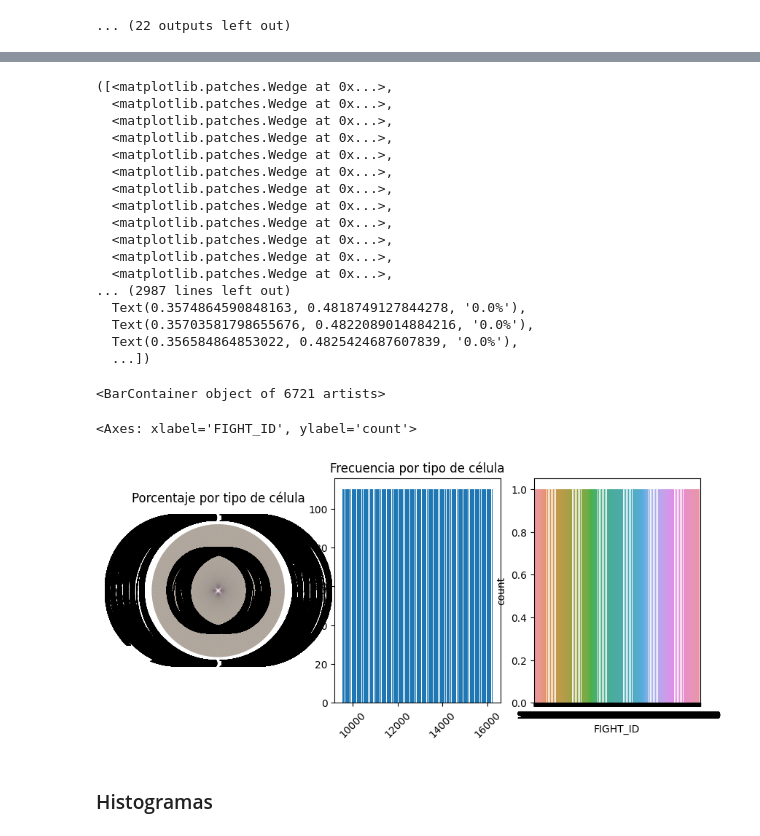
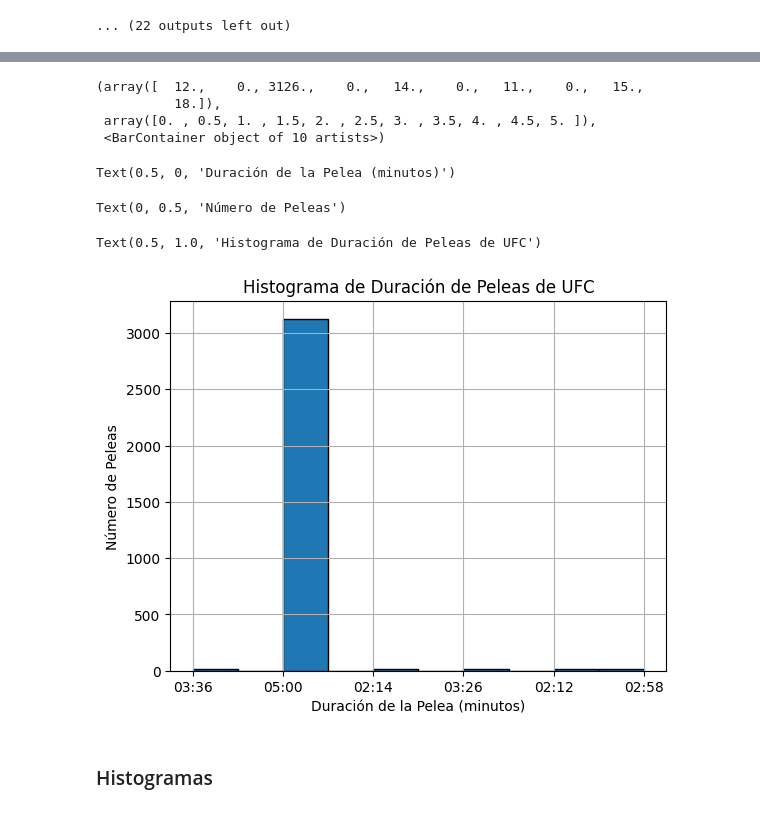
Before and after one commit to YaotecatlMtz/analisisUFC, a Jupyter notebook: proyecto_test.ipynb, the cells around one changed output, grey strips where cells are left out. Drawn from its saved outputs; the diff is of its cells as text; code cells hidden in the pictures.

```diff
--- a/proyecto_test.ipynb
+++ b/proyecto_test.ipynb
@@ -250,38 +274,23 @@ freq.index, freq.values
  array([1, 1, 1, ..., 1, 1, 1], dtype=int64))
-# %%
-#la maestra dijo que de esta forma no, porque son muchas columnas
-fig,ax = plt.subplots(1,3,figsize=(10,4))
-
-ax[0].pie(prop_cel, labels=prop_cel.index, autopct='%.1f%%')
-ax[0].title.set_text('Porcentaje por tipo de célula')
-ax[1].bar(freq.index,height=110)
-ax[1].title.set_text('Frecuencia por tipo de célula')
-sns.countplot(data=df, x ="FIGHT_ID",ax=ax[2])
-ax[0].tick_params(axis='x', rotation=45)
-ax[1].tick_params(axis='x', rotation=45)
-# displaying chart
-plt.show()
-# %% [output]
-([<matplotlib.patches.Wedge at 0x...>,
-  <matplotlib.patches.Wedge at 0x...>,
-  <matplotlib.patches.Wedge at 0x...>,
-  <matplotlib.patches.Wedge at 0x...>,
-  <matplotlib.patches.Wedge at 0x...>,
-  <matplotlib.patches.Wedge at 0x...>,
-  <matplotlib.patches.Wedge at 0x...>,
-  <matplotlib.patches.Wedge at 0x...>,
-  <matplotlib.patches.Wedge at 0x...>,
-  <matplotlib.patches.Wedge at 0x...>,
-  <matplotlib.patches.Wedge at 0x...>,
-  <matplotlib.patches.Wedge at 0x...>,
-... (2987 lines left out)
-  Text(0.3574864590848163, 0.4818749127844278, '0.0%'),
-  Text(0.35703581798655676, 0.4822089014884216, '0.0%'),
-  Text(0.356584864853022, 0.4825424687607839, '0.0%'),
-  ...])
-<BarContainer object of 6721 artists>
-<Axes: xlabel='FIGHT_ID', ylabel='count'>
-[figure, removed]
+# %%
+#Histograma de duracion de peleas solo que no se pq no sale en orden
+plt.hist(df['TIME'], bins=10, range=(0, 5), edgecolor='k')
+plt.xlabel('Duración de la Pelea (minutos)')
+plt.ylabel('Número de Peleas')
+plt.title('Histograma de Duración de Peleas de UFC')
+plt.grid(True)
+
+# Mostrar el histograma
+plt.show()
+# %% [output]
+(array([  12.,    0., 3126.,    0.,   14.,    0.,   11.,    0.,   15.,
+          18.]),
+ array([0. , 0.5, 1. , 1.5, 2. , 2.5, 3. , 3.5, 4. , 4.5, 5. ]),
+ <BarContainer object of 10 artists>)
+Text(0.5, 0, 'Duración de la Pelea (minutos)')
+Text(0, 0.5, 'Número de Peleas')
+Text(0.5, 1.0, 'Histograma de Duración de Peleas de UFC')
+[figure, added]
 # %% [markdown]
 ### Histogramas
 # %%
```
Also changed, not shown: parts of 7 cells of this notebook.
